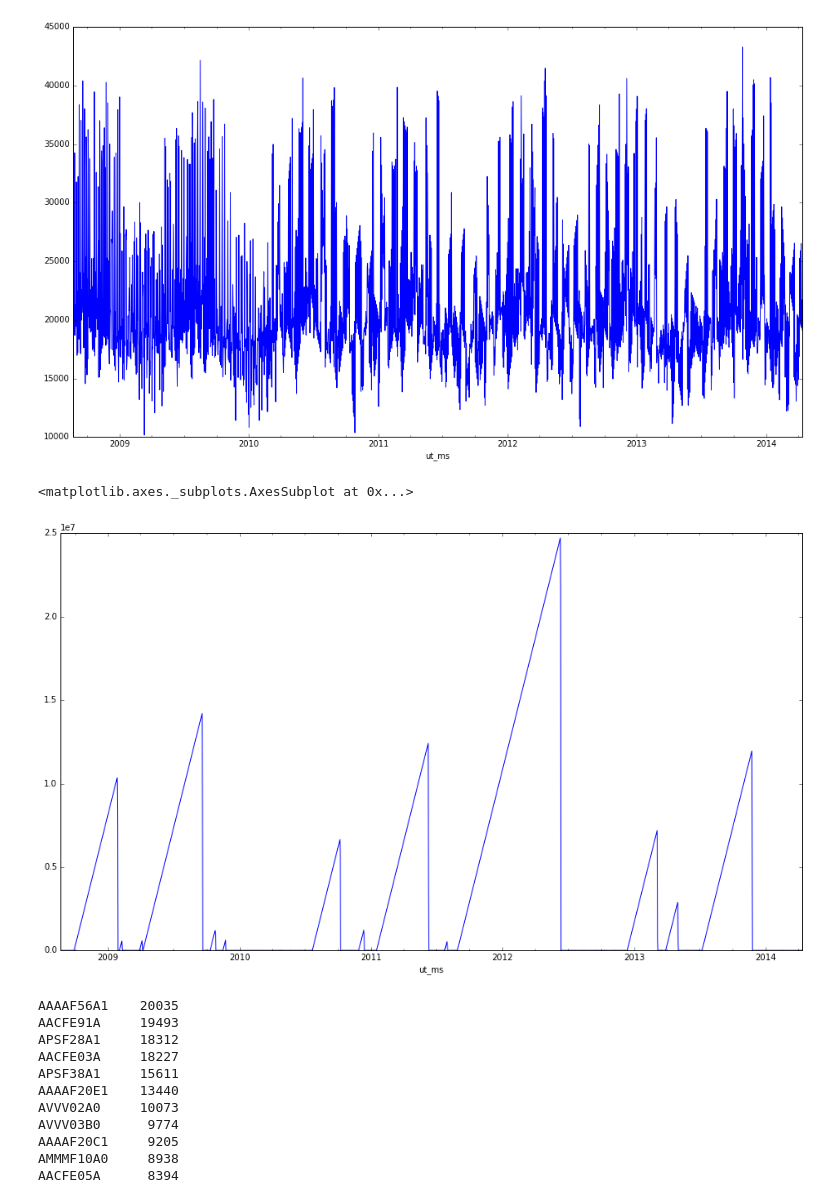
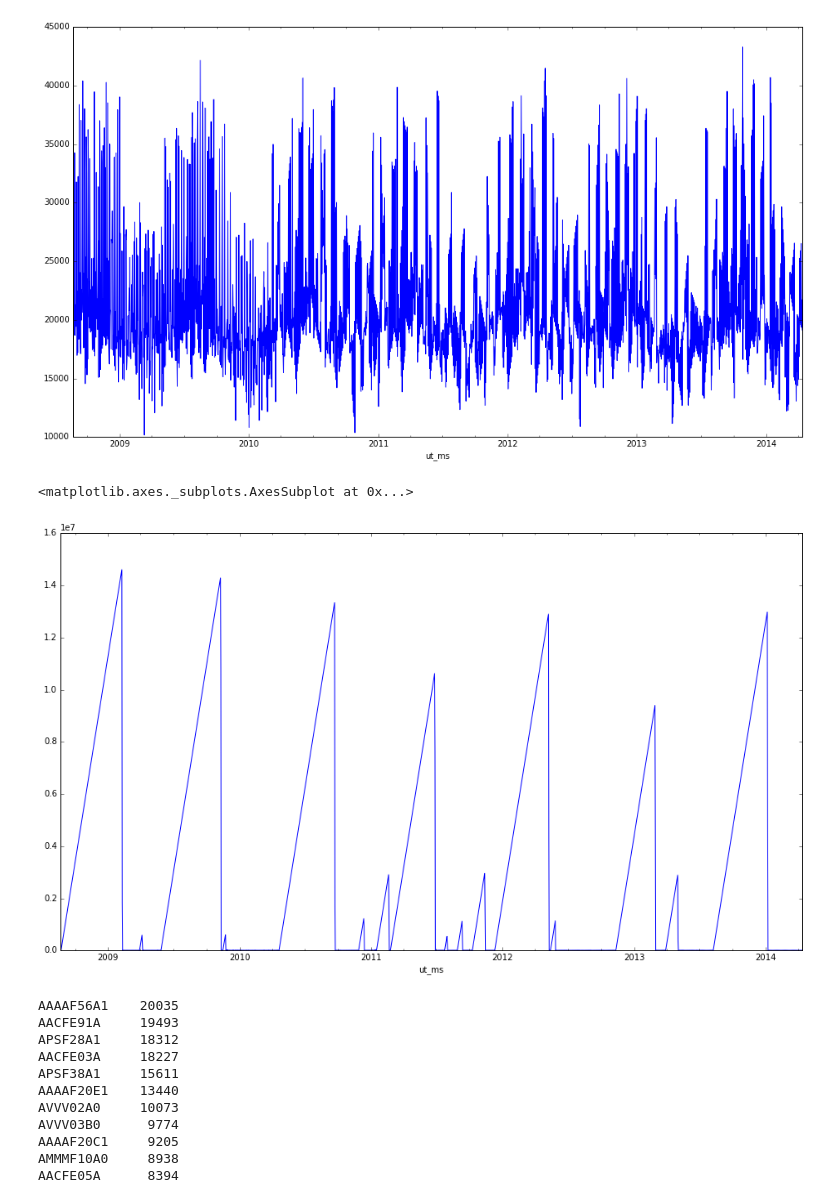
Before and after one commit to ktrnka/mars-express, a Jupyter notebook: src/data exploration.ipynb, the cells around one changed output. Drawn from its saved outputs; the diff is of its cells as text; code cells hidden in the pictures.

Commit message:
Trying full DMOP sys-command pairs and adding time steps as a param

```diff
--- a/src/data exploration.ipynb
+++ b/src/data exploration.ipynb
@@ -104,10 +104,10 @@ time_since_last_event(evtf_data[evtf_data.description.str.contains("MRB_AOS_00")
 <matplotlib.axes._subplots.AxesSubplot at 0x...>
 [figure]
 # %%
-time_since_last_event(dmop_data[dmop_data.subsystem.str.contains("MOCE")], power_data.index).resample("1D").mean().plot(figsize=(16, 9))
+time_since_last_event(dmop_data[dmop_data.subsystem.str.contains("PENS")], power_data.index).resample("1D").mean().plot(figsize=(16, 9))
 # %% [output]
 <matplotlib.axes._subplots.AxesSubplot at 0x...>
-[figure, old version]
+[figure, new version]
 # %%
 dmop_data.subsystem.value_counts()[:20]
 # %% [output]
```
Also changed, not shown: parts of 2 cells of this notebook, 1 other file.
